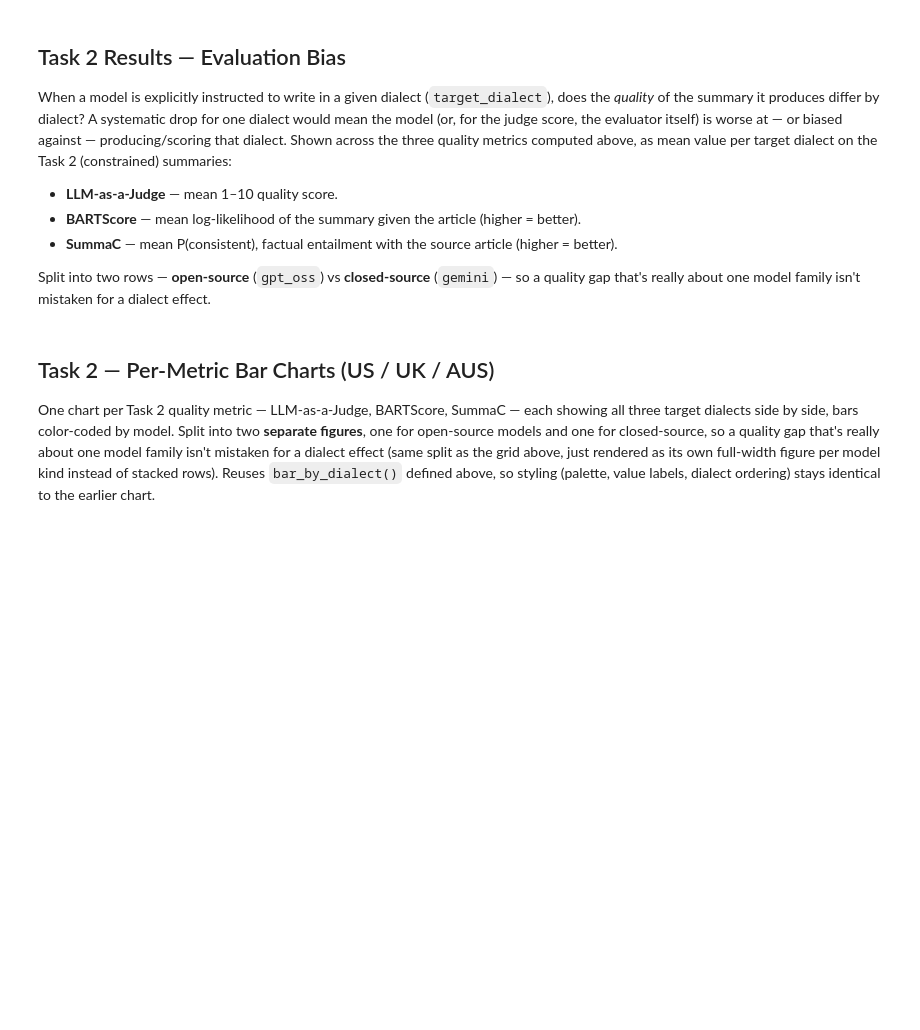
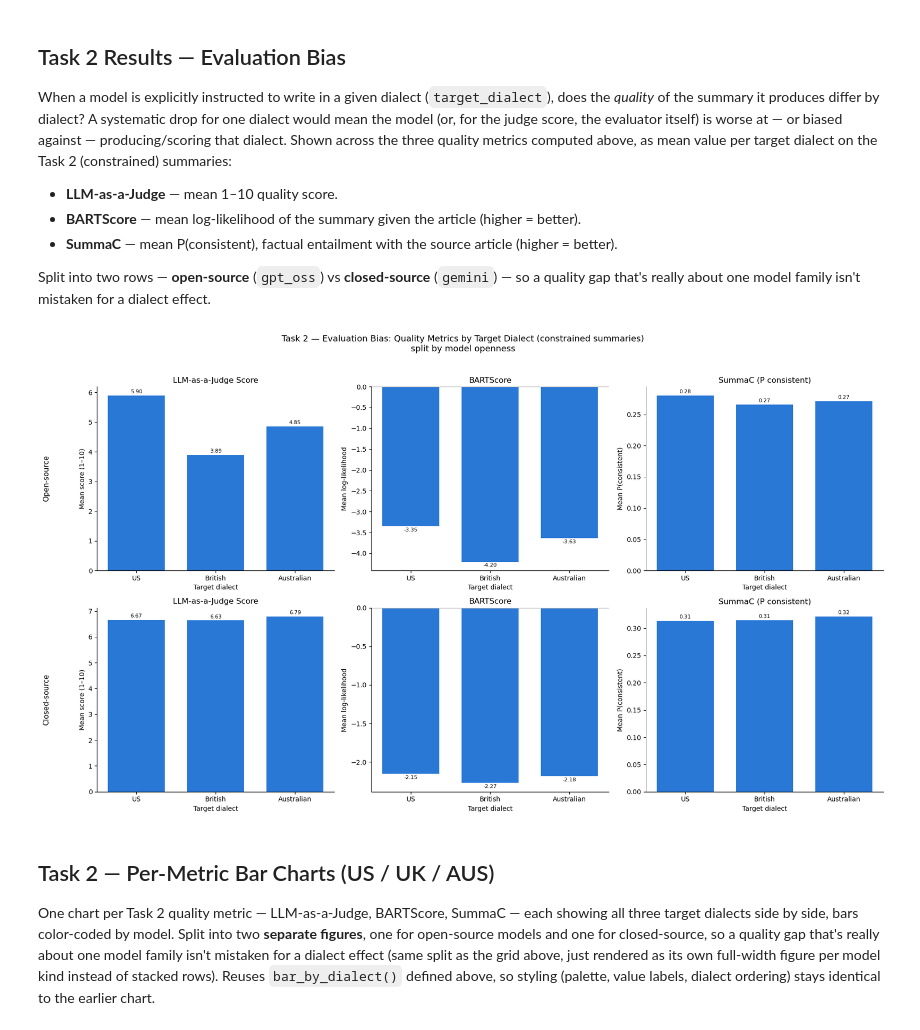
Before and after one commit to davidavivb/NLP-Project, a Jupyter notebook: evaluate_summaries.ipynb, the cells around one changed output. Drawn from its saved outputs; the diff is of its cells as text; code cells hidden in the pictures; blank space fills up the shorter version.

```diff
--- a/evaluate_summaries.ipynb
+++ b/evaluate_summaries.ipynb
@@ -281,11 +287,11 @@ else:
                 counts = kind_df[kind_df[col] == pred]["true"].value_counts().reindex(DIALECTS, fill_value=0)
                 offset = (i - (n - 1) / 2) * width
                 bars = ax.bar(x + offset, counts.values, width=width * 0.9, color=PRED_DIALECT_COLORS[pred])
-                ax.bar_label(bars, labels=[pred] * len(bars), padding=2, fontsize=7, rotation=90)
+                ax.bar_label(bars, labels=[DIALECT_DISPLAY.get(pred, pred)] * len(bars), padding=2, fontsize=7, rotation=90)
 
             ax.margins(y=0.22)   # headroom so the rotated above-bar labels don't get clipped
             ax.set_xticks(x)
-            ax.set_xticklabels(DIALECTS)
+            ax.set_xticklabels([DIALECT_DISPLAY[d] for d in DIALECTS])
             ax.set_xlabel("True article dialect")
             ax.set_ylabel("Number of summaries")
             ax.set_title(f"{label}  (n={len(kind_df)})")
@@ -823,38 +907,40 @@ def bar_by_dialect(ax, df: pd.DataFrame, value_col: str, title: str, ylabel: str
         ax.bar_label(bars, fmt="%.2f", padding=2, fontsize=8)
 
     ax.set_xticks(x)
-    ax.set_xticklabels(pivot.index)
+    ax.set_xticklabels([DIALECT_DISPLAY.get(d, d) for d in pivot.index])
     ax.set_xlabel("Target dialect")
     ax.set_ylabel(ylabel)
     ax.set_title(title)
     ax.spines[["top", "right"]].set_visible(False)
     ax.axhline(0, color="0.75", linewidth=0.8)
     if n_models > 1:
         ax.legend(title="Model", frameon=False, fontsize=8)
 
 
 METRICS_T2 = [(df_judge_t2, "score", "LLM-as-a-Judge Score", "Mean score (1–10)"),
               (bts_t2,      "bartscore", "BARTScore", "Mean log-likelihood"),
               (summac_t2,   "summac", "SummaC (P consistent)", "Mean P(consistent)")]
 
 fig, axes = plt.subplots(2, 3, figsize=(18, 10))
 
 for row, kind in enumerate(MODEL_KIND_ORDER):
     kind_models = [m for m, k in MODEL_KIND.items() if k == kind]
     for col, (df, value_col, title, ylabel) in enumerate(METRICS_T2):
         sub = df[df["model"].isin(kind_models)] if not df.empty else df
         bar_by_dialect(axes[row, col], sub, value_col, title, ylabel)
     axes[row, 0].annotate(kind, xy=(0, 0.5), xytext=(-axes[row, 0].yaxis.labelpad - 40, 0),
                            xycoords=axes[row, 0].yaxis.label, textcoords="offset points",
                            size=11, ha="right", va="center", rotation=90)
 
 plt.suptitle(
     "Task 2 — Evaluation Bias: Quality Metrics by Target Dialect (constrained summaries)\n"
     "split by model openness",
     fontsize=13, y=1.02,
 )
 plt.tight_layout()
 plt.show()
+# %% [output]
+[figure, added]
 # %% [markdown]
 ## Task 2 — Per-Metric Bar Charts (US / UK / AUS)
 
```
Also changed, not shown: parts of 12 cells of this notebook.
